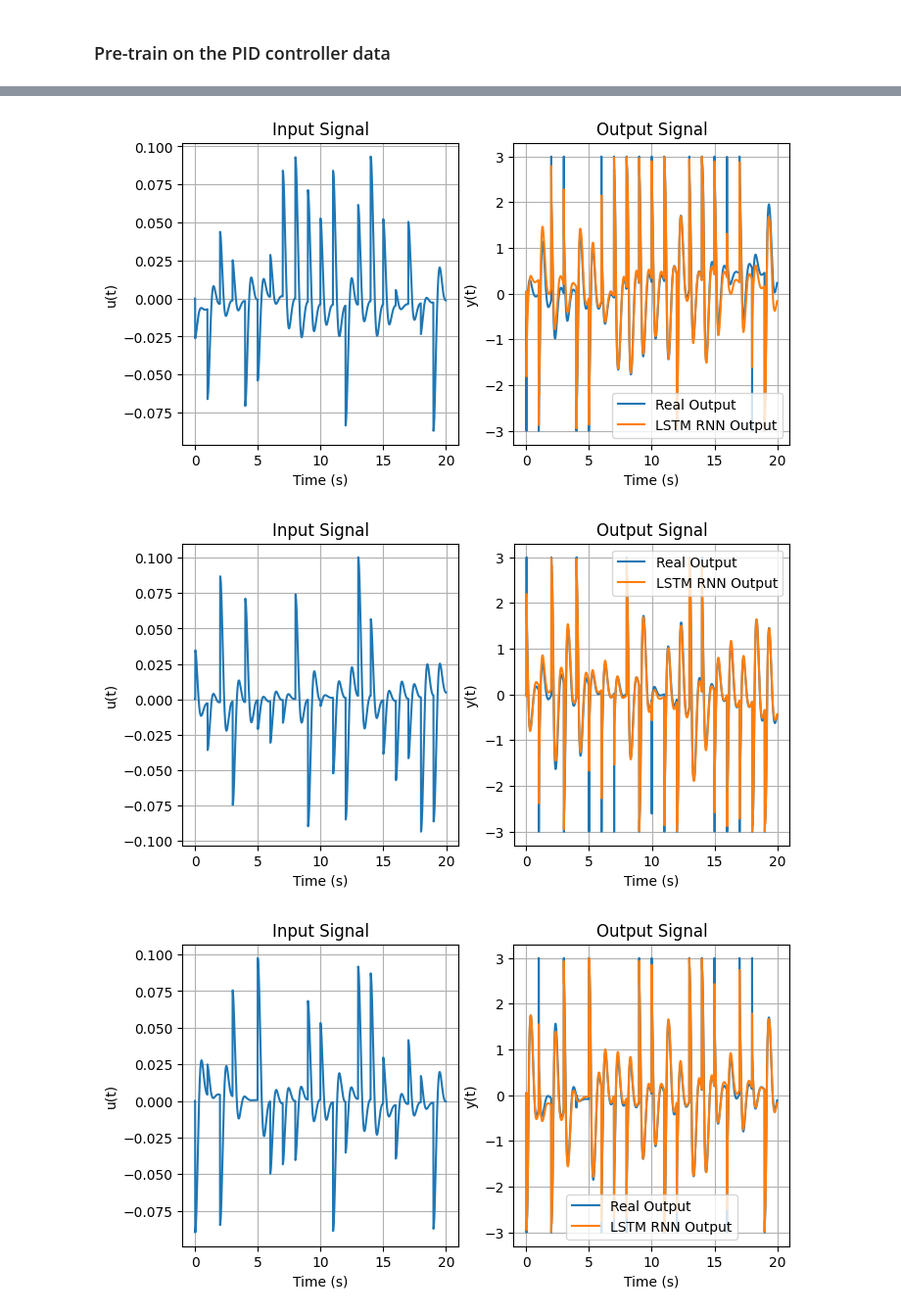
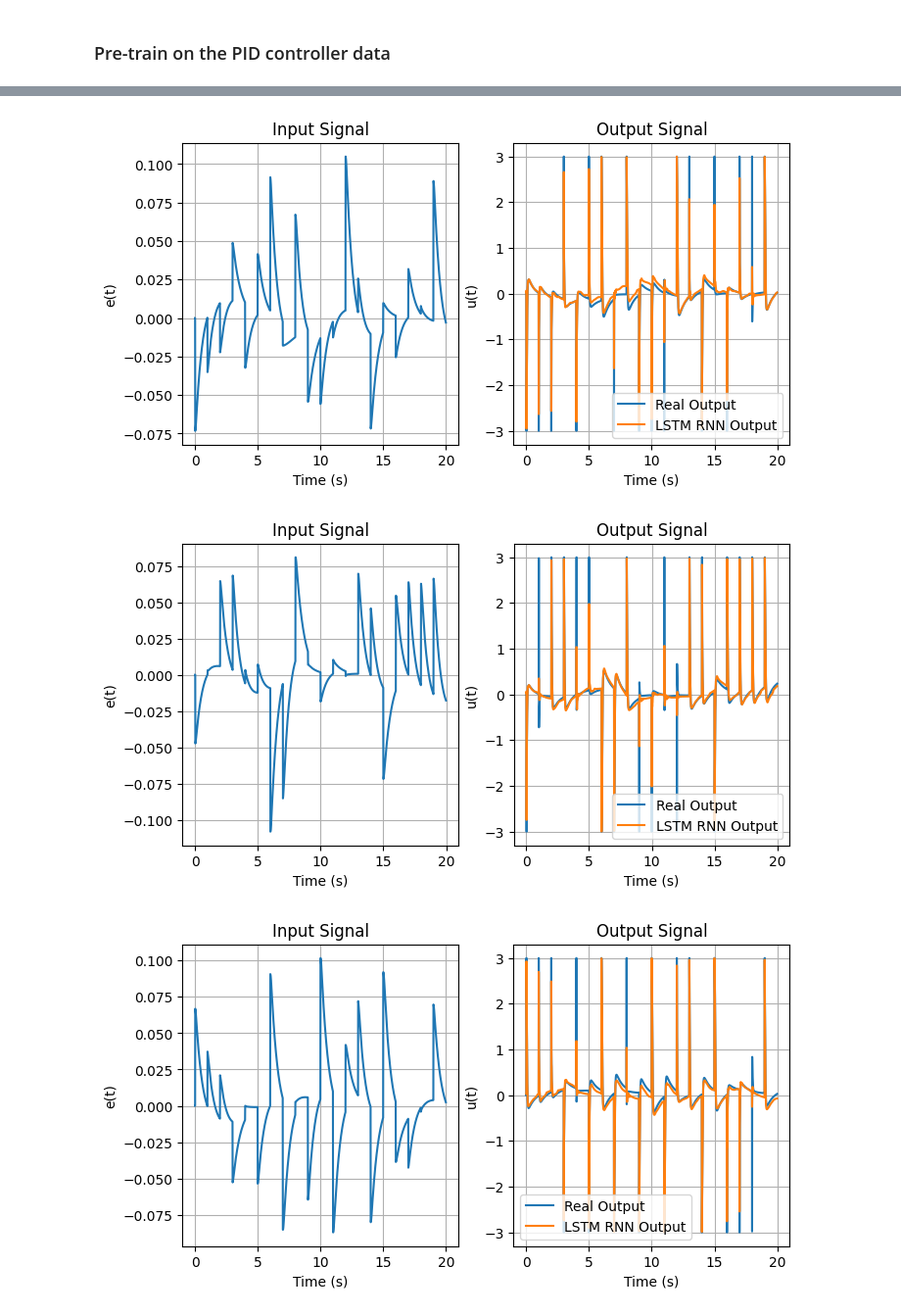
Before and after one commit to fernand0labra/ltu-D7047E-project, a Jupyter notebook: project.ipynb, the cells around one changed output, grey strips where cells are left out. Shown at 98% size. Saved outputs shown, nothing was run; the diff lists cells and outputs as text; code cells hidden in the pictures.

```diff
--- a/project.ipynb
+++ b/project.ipynb
@@ -143,6 +144,9 @@ class PIDController:
         self.out_max = out_max
         self.dt = dt
 
+        self.reset()
+
+    def reset(self):
         self.last_error = 0
         self.integral = 0
 
@@ -308,7 +401,7 @@ class DynamicSystemDataset(Dataset):
     def __init__(
         self, system, data_count, num_steps, step_width, max_step_height, max_signal_val
     ):
-        tensor_shape = (data_count, num_steps * step_width)
+        tensor_shape = (data_count, num_steps * step_width, 1)
 
         self.inputs = torch.empty(tensor_shape, dtype=torch.float32)
         self.outputs = torch.empty(tensor_shape, dtype=torch.float32)
@@ -318,10 +411,12 @@ class DynamicSystemDataset(Dataset):
                 num_steps, step_width, max_step_height, max_signal_val
             )
             ts, y = system.run(u, 0)
-            self.inputs[i, :] = torch.from_numpy(u)
-            self.outputs[i, :] = torch.from_numpy(y)
+            self.inputs[i, :, 0] = torch.from_numpy(u)
+            self.outputs[i, :, 0] = torch.from_numpy(y)
 
         self.ts = ts
+        self.input_label = "u(t)"
+        self.output_label = "y(t)"
 
         # Save dataset
         os.makedirs(os.path.dirname(SYS_DATASET_PATH), exist_ok=True)
@@ -600,7 +613,7 @@ class PIDDataset(Dataset):
         self, data_count, num_steps, step_width, max_step_height, max_signal_val
     ):
         seq_len = num_steps * step_width
-        tensor_shape = (data_count, seq_len)
+        tensor_shape = (data_count, seq_len, 1)
 
         self.inputs = torch.empty(tensor_shape, dtype=torch.float32)
         self.outputs = torch.empty(tensor_shape, dtype=torch.float32)
@@ -611,10 +624,12 @@ class PIDDataset(Dataset):
             )
             ts, y, u, e = van_der_pol_sys.run_controlled(reference, 0, pid)
 
-            self.inputs[i, :] = torch.from_numpy(e)
-            self.outputs[i, :] = torch.from_numpy(u)
+            self.inputs[i, :, 0] = torch.from_numpy(e)
+            self.outputs[i, :, 0] = torch.from_numpy(u)
 
         self.ts = ts
+        self.input_label = "e(t)"
+        self.output_label = "u(t)"
 
         # Save dataset
         os.makedirs(os.path.dirname(PID_DATASET_PATH), exist_ok=True)
@@ -639,7 +654,5 @@ pid_dataset = (
     else torch.load(PID_DATASET_PATH)
 )
 
-plot_sample_signal_data(
-    pid_dataset, num_samples=3, input_label="e(t)", output_label="u(t)", shuffle=True
-)
+plot_sample_signal_data(pid_dataset, num_samples=3, shuffle=True)
 # %% [output]
@@ -674,17 +687,25 @@ class ControllerRNN(SystemRNN):
         self.out_min = out_min
         self.out_max = out_max
 
-    def forward(self, input, h=None):
-        x, h = self.rnn(input) if h is None else self.rnn(input, h)
-        output = self.fc(x)
+    def forward(self, input):
+        output = super().forward(input)
+
+        if not isinstance(output, torch.Tensor):
+            output = torch.tensor(output)
 
         # soft clamp output using tanh function
         a = self.out_min
         b = self.out_max
         output = (1 + torch.tanh(output)) * (b - a) / 2 + a
-        return output, h
+
+        if isinstance(input, np.ndarray):
+            output = output.numpy()
+        elif isinstance(input, float):
+            output = output.item()
+
+        return output
 # %%
 pid_rnn_file_path = "./models/pid_rnn.pth"
-train_if_needed("lstm", ControllerRNN, pid_dataset, pid_rnn_file_path)
+pid_rnn = train_if_needed("lstm", ControllerRNN, pid_dataset, pid_rnn_file_path)
 # %% [output]
 Training LSTM RNN...
@@ -707,3 +728,3 @@ Lstm Test loss = 0.027
-[figure, old version]
+[figure, new version]
-[figure, old version]
+[figure, new version]
-[figure, old version]
+[figure, new version]
```
Also changed, not shown: parts of 24 cells of this notebook, 4 other files.
